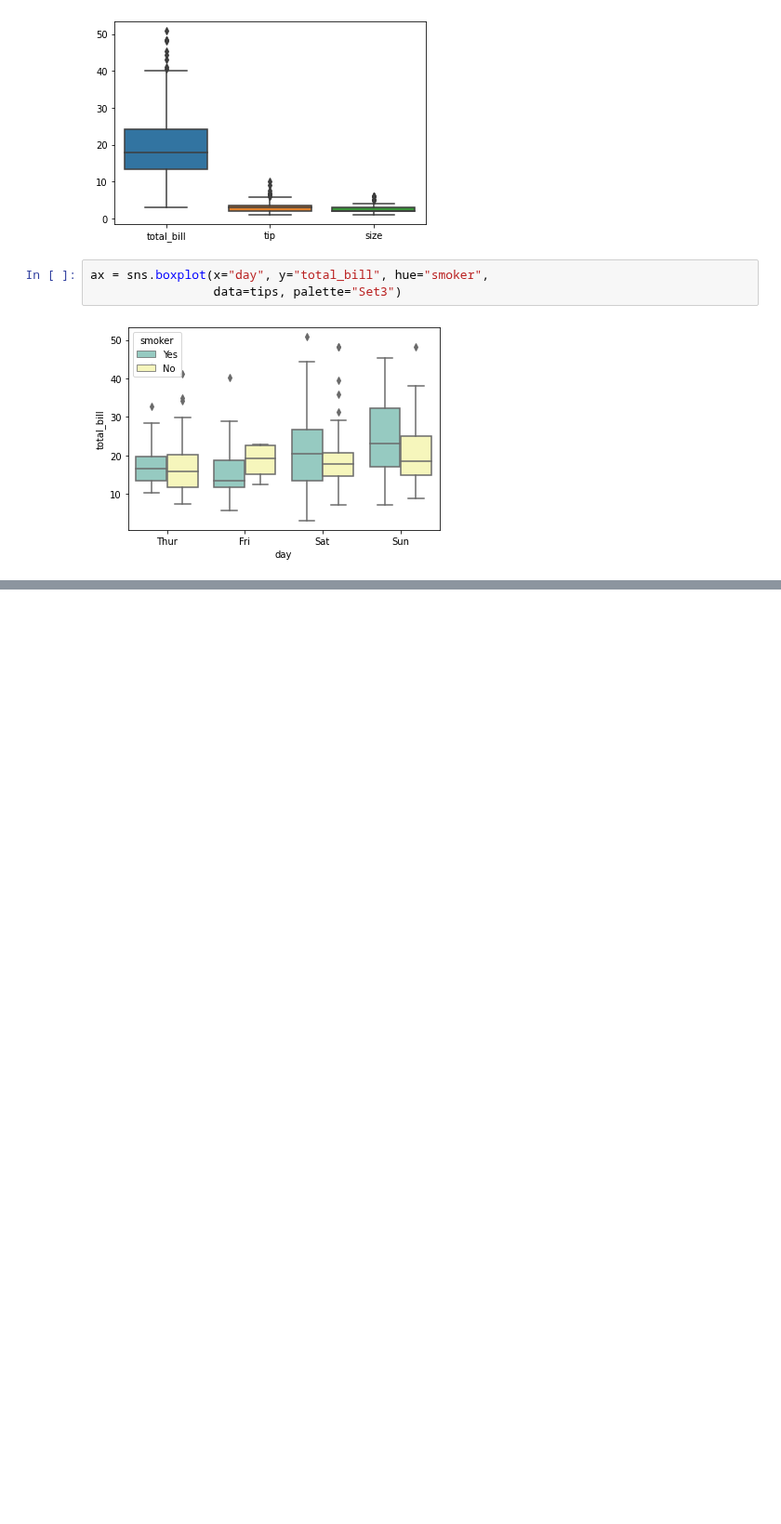
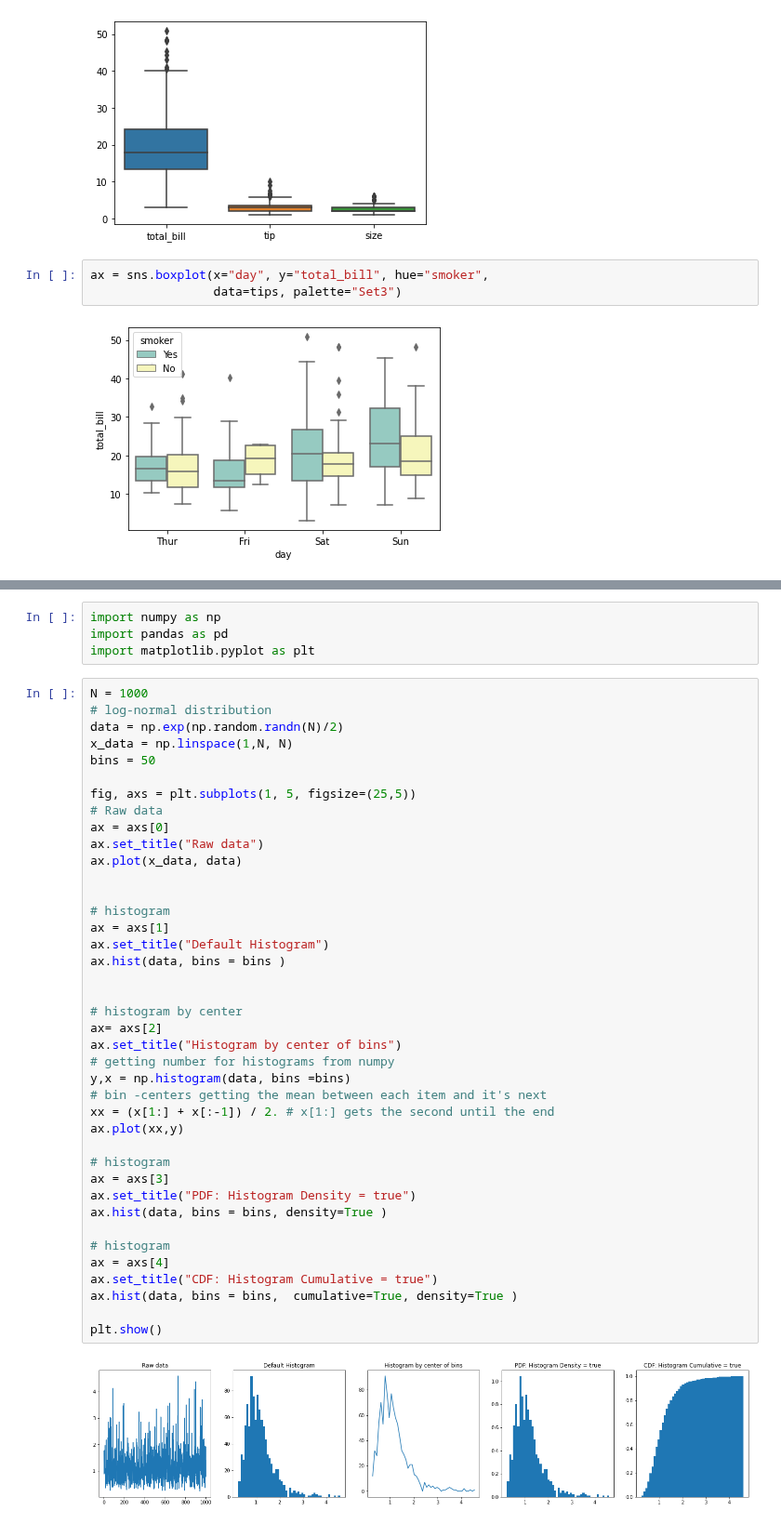
Before and after one commit to tomafischer/ai_geeks, a Jupyter notebook: statistics/Plot_snippets.ipynb, the cells around one changed output, grey strips where cells are left out. Shown at 93% size. Saved outputs shown, nothing was run; the diff lists cells and outputs as text; blank space fills up the shorter version.

Commit message:
added histogram

```diff
--- a/statistics/Plot_snippets.ipynb
+++ b/statistics/Plot_snippets.ipynb
@@ -224,0 +234,46 @@ ax = sns.boxplot(x="day", y="total_bill", hue="smoker",
+# %%
+import numpy as np
+import pandas as pd
+import matplotlib.pyplot as plt
+# %%
+N = 1000
+# log-normal distribution
+data = np.exp(np.random.randn(N)/2)
+x_data = np.linspace(1,N, N)
+bins = 50
+
+fig, axs = plt.subplots(1, 5, figsize=(25,5))
+# Raw data
+ax = axs[0]
+ax.set_title("Raw data")
+ax.plot(x_data, data)
+
+
+# histogram
+ax = axs[1]
+ax.set_title("Default Histogram")
+ax.hist(data, bins = bins )
+
+
+# histogram by center
+ax= axs[2]
+ax.set_title("Histogram by center of bins")
+# getting number for histograms from numpy
+y,x = np.histogram(data, bins =bins)
+# bin -centers getting the mean between each item and it's next
+xx = (x[1:] + x[:-1]) / 2. # x[1:] gets the second until the end
+ax.plot(xx,y)
+
+# histogram
+ax = axs[3]
+ax.set_title("PDF: Histogram Density = true")
+ax.hist(data, bins = bins, density=True )
+
+# histogram
+ax = axs[4]
+ax.set_title("CDF: Histogram Cumulative = true")
+ax.hist(data, bins = bins,  cumulative=True, density=True )
+
+plt.show()
+# %% [output]
+[figure, added]
```
Also changed, not shown: parts of 1 cell of this notebook.
